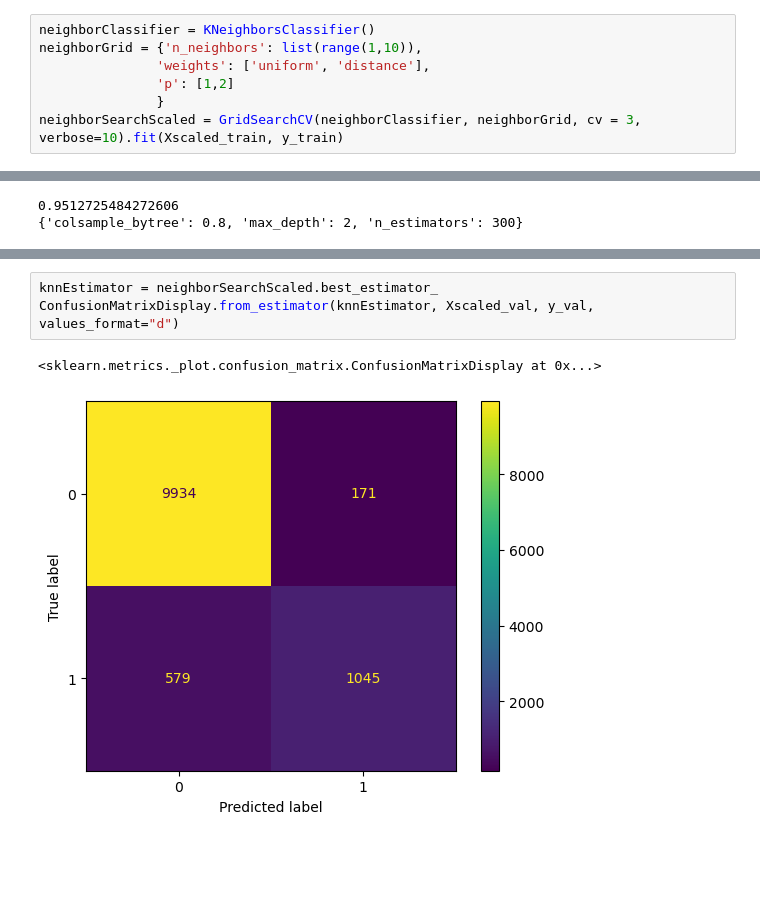
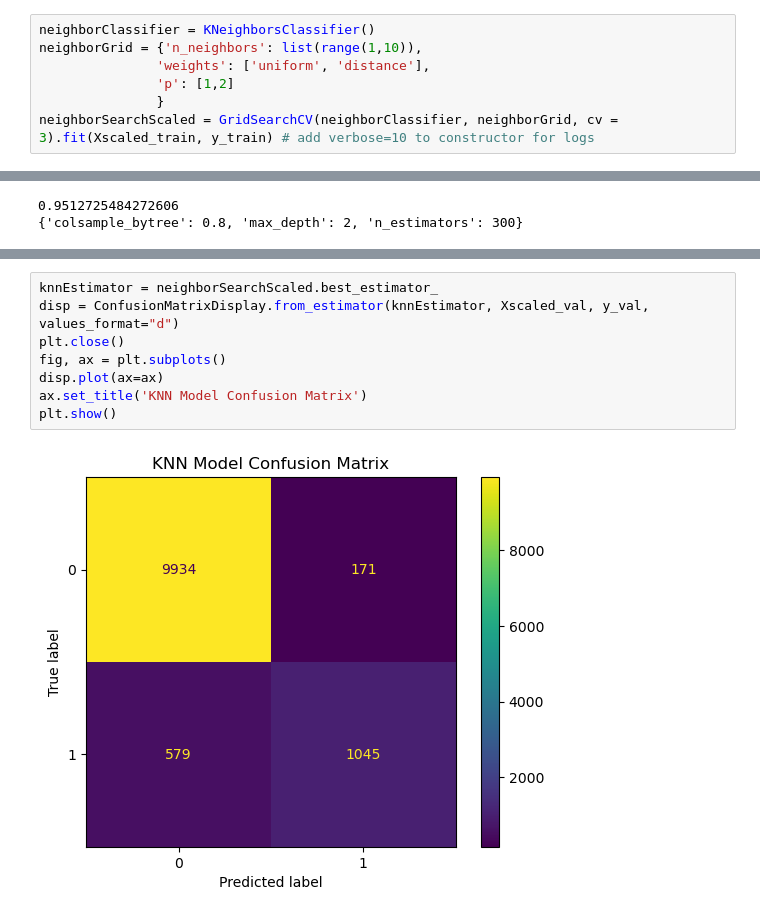
Before and after one commit to JacobHurley/Loan-aproval, a Jupyter notebook: LoanApproval.ipynb, the cells around one changed output, grey strips where cells are left out. Drawn from its saved outputs; the diff is of its cells as text; blank space fills up the shorter version.

```diff
--- a/LoanApproval.ipynb
+++ b/LoanApproval.ipynb
@@ -344,4 +316,4 @@ neighborGrid = {'n_neighbors': list(range(1,10)),
                'weights': ['uniform', 'distance'],
                'p': [1,2]
                }
-neighborSearchScaled = GridSearchCV(neighborClassifier, neighborGrid, cv = 3, verbose=10).fit(Xscaled_train, y_train)
+neighborSearchScaled = GridSearchCV(neighborClassifier, neighborGrid, cv = 3).fit(Xscaled_train, y_train) # add verbose=10 to constructor for logs
@@ -598,6 +447,10 @@ ConfusionMatrixDisplay.from_estimator(xgbEstimator, Xscaled_val, y_val, values_f
 # %%
 knnEstimator = neighborSearchScaled.best_estimator_
-ConfusionMatrixDisplay.from_estimator(knnEstimator, Xscaled_val, y_val, values_format="d")
+disp = ConfusionMatrixDisplay.from_estimator(knnEstimator, Xscaled_val, y_val, values_format="d")
+plt.close()
+fig, ax = plt.subplots()
+disp.plot(ax=ax)
+ax.set_title('KNN Model Confusion Matrix')
+plt.show()
 # %% [output]
-<sklearn.metrics._plot.confusion_matrix.ConfusionMatrixDisplay at 0x...>
-[figure, old version]
+[figure, new version]
```
Also changed, not shown: parts of 75 cells of this notebook.
